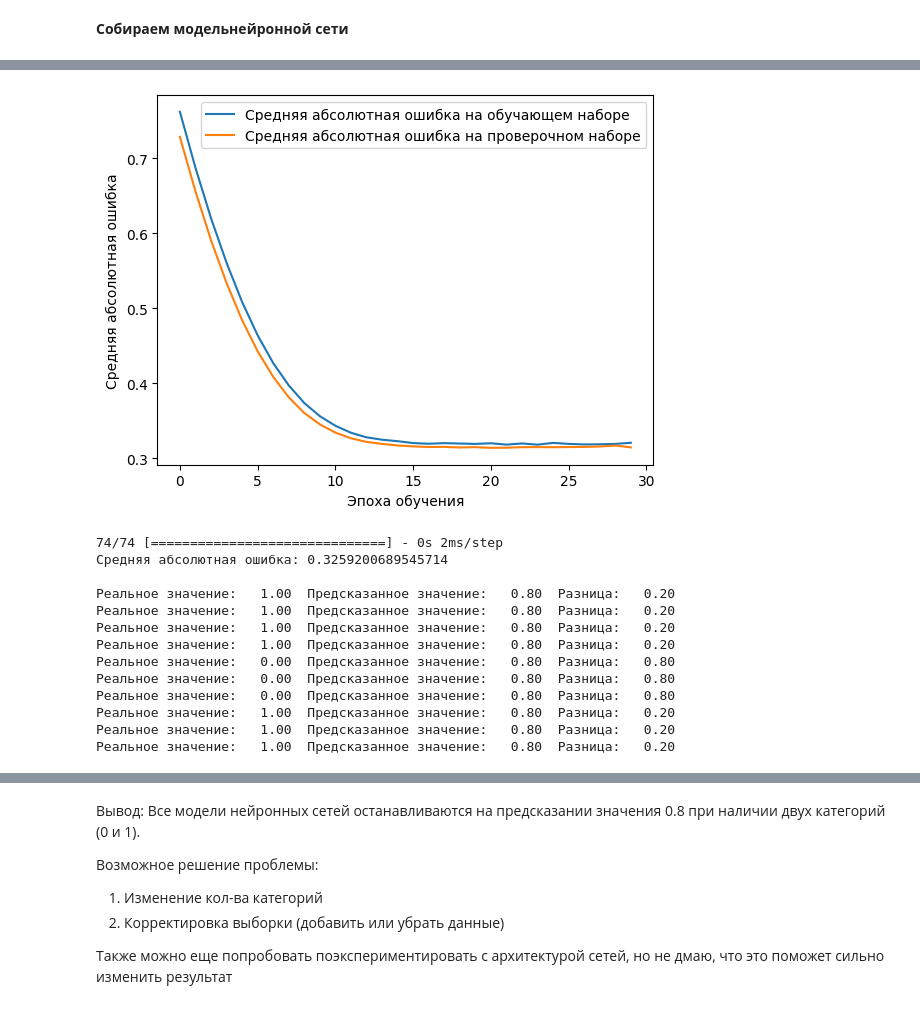
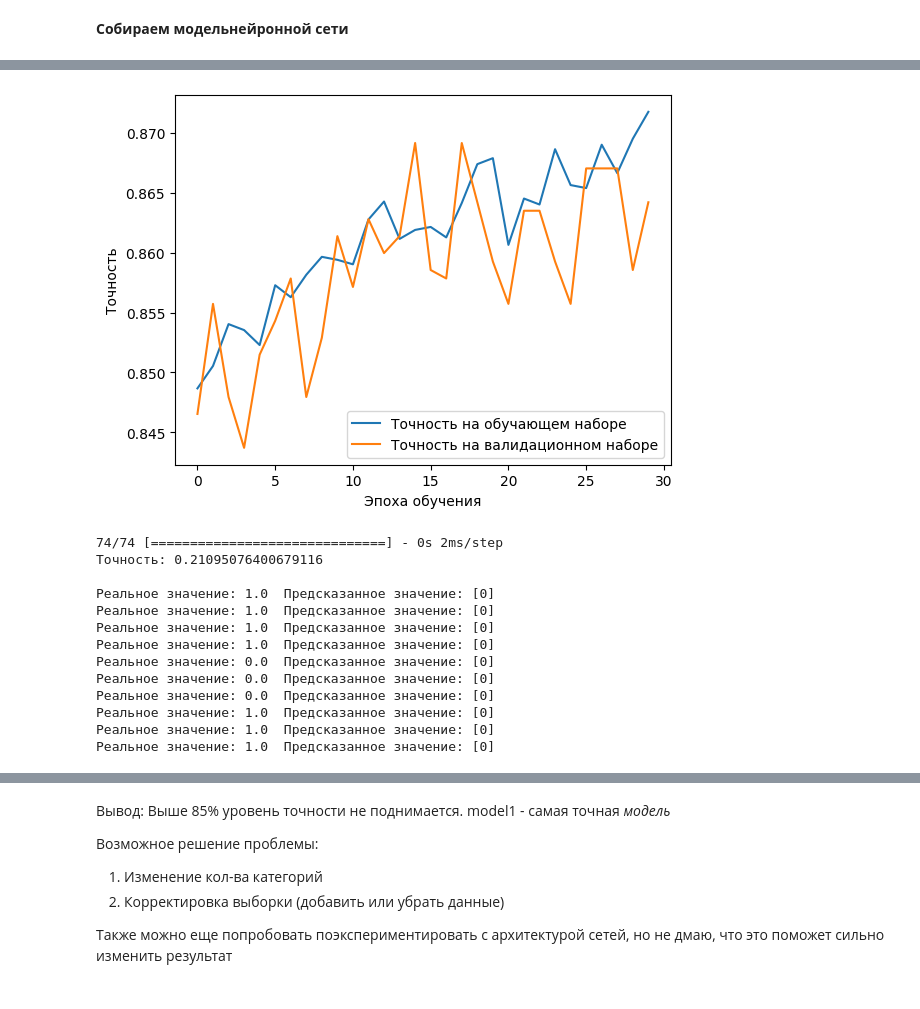
Before and after one commit to Untick/Usedesk, a Jupyter notebook: Yashin Mikhail/Задание_1.ipynb, the cells around one changed output, grey strips where cells are left out. Saved outputs shown, nothing was run; the diff lists cells and outputs as text; code cells hidden in the pictures.

```diff
--- a/Yashin Mikhail/Задание_1.ipynb
+++ b/Yashin Mikhail/Задание_1.ipynb
@@ -161,6 +161,7 @@ df2['бз_ст'].max()
 # %%
 COL_MONTH = df2.columns.get_loc('месяц_desc')
 COL_RATING = df2.columns.get_loc('рейтинг')
+COL_TOTAL = df2.columns.get_loc('всего')
 COL_ANSWER = df2.columns.get_loc('есть ответ')
 COL_COMPLETE = df2.columns.get_loc('выполнен')
 COL_CLOSED = df2.columns.get_loc('закрыт')
@@ -246,3 +241,9 @@ x_train, x_test, y_train, y_test = train_test_split(x_data, y_data, test_size=0.
+# %%
+df_scaled = df2.copy()
+for column in df_scaled.columns:
+    df_scaled[column] = normalize_data(df_scaled[column].values)
+x_data, y_data = construct_train_data(df_scaled.values)
+x_train, x_test, y_train, y_test = train_test_split(x_data, y_data, test_size=0.2, shuffle = True, random_state=4)
 # %%
 print(x_train.shape)
 print(y_train.shape)
@@ -310,12 +296,12 @@ def eval_net(model, x_train, y_train, y_scaler = None, n = 10, limit = 1.):
     plt.show()
 # %%
 def plot_history(history):
-    plt.plot(history.history['mae'],
-            label='Средняя абсолютная ошибка на обучающем наборе')
-    plt.plot(history.history['val_mae'],
-            label='Средняя абсолютная ошибка на проверочном наборе')
+    plt.plot(history.history['accuracy'],
+            label='Точность на обучающем наборе')
+    plt.plot(history.history['val_accuracy'],
+            label='Точность на валидационном наборе')
     plt.xlabel('Эпоха обучения')
-    plt.ylabel('Средняя абсолютная ошибка')
+    plt.ylabel('Точность')
     plt.legend()
     plt.show()
 # %%
@@ -378,17 +363,17 @@ eval_net(model, x_test_01, y_test)
 # %%
 model1 = Sequential()
 
-model1.add(Dense(60, activation='relu', input_shape=(x_train_01.shape[1], )))
+model1.add(Dense(60, activation='relu', input_shape=(x_train.shape[1], )))
 
-model1.add(Dense(300, activation='tanh'))
+model1.add(Dense(300, activation='relu'))
 
 model1.add(Dense(30, activation='relu'))
 
 model1.add(Dense(1, activation= 'linear'))
 
-model1.compile(optimizer=Adam(learning_rate=1e-3), loss='mse', metrics=['mae'])
+model1.compile(optimizer=Adam(learning_rate=1e-3), loss='mse', metrics=['accuracy'])
 
-history =  model1.fit(x_train_01,
+history =  model1.fit(x_train,
                      y_train,
                      batch_size=60,
                      epochs=30,
@@ -396,6 +381,6 @@ history =  model1.fit(x_train_01,
                      verbose=1)
 plot_history(history)
 
-eval_net(model1, x_test_01, y_test)
+eval_net_acc(model1, x_test, y_test)
 # %% [output]
 Epoch 1/30
@@ -433,15 +417,15 @@ Epoch 30/30
 # %%
-model1 = Sequential()
+model2 = Sequential()
 
-model1.add(Dense(16, activation='relu', input_shape=(x_train_01.shape[1], )))
+model2.add(Dense(16, activation='relu', input_shape=(x_train.shape[1], )))
 
-model1.add(Dense(256, activation='relu'))
+model2.add(Dense(256, activation='relu'))
 
-model1.add(Dense(1, activation= 'linear'))
+model2.add(Dense(1, activation= 'linear'))
 
-model1.compile(optimizer=Adam(learning_rate=1e-3), loss='mse', metrics=['mae'])
+model2.compile(optimizer=Adam(learning_rate=1e-3), loss='mse', metrics=['accuracy'])
 
-history =  model1.fit(x_train_01,
+history =  model1.fit(x_train,
                      y_train,
                      batch_size=60,
                      epochs=30,
@@ -449,6 +433,6 @@ history =  model1.fit(x_train_01,
                      verbose=1)
 plot_history(history)
 
-eval_net(model1, x_test_01, y_test)
+eval_net_acc(model2, x_test, y_test)
 # %% [output]
 Epoch 1/30
@@ -471,14 +455,14 @@ Epoch 30/30
-[figure, old version]
+[figure, new version]
 74/74 [==============================] - 0s 2ms/step
-Средняя абсолютная ошибка: 0.3259200689545714
+Точность: 0.21095076400679116
 
-Реальное значение:   1.00  Предсказанное значение:   0.80  Разница:   0.20
-Реальное значение:   1.00  Предсказанное значение:   0.80  Разница:   0.20
-Реальное значение:   1.00  Предсказанное значение:   0.80  Разница:   0.20
-Реальное значение:   1.00  Предсказанное значение:   0.80  Разница:   0.20
-Реальное значение:   0.00  Предсказанное значение:   0.80  Разница:   0.80
-Реальное значение:   0.00  Предсказанное значение:   0.80  Разница:   0.80
-Реальное значение:   0.00  Предсказанное значение:   0.80  Разница:   0.80
-Реальное значение:   1.00  Предсказанное значение:   0.80  Разница:   0.20
-Реальное значение:   1.00  Предсказанное значение:   0.80  Разница:   0.20
-Реальное значение:   1.00  Предсказанное значение:   0.80  Разница:   0.20
+Реальное значение: 1.0  Предсказанное значение: [0]
+Реальное значение: 1.0  Предсказанное значение: [0]
+Реальное значение: 1.0  Предсказанное значение: [0]
+Реальное значение: 1.0  Предсказанное значение: [0]
+Реальное значение: 0.0  Предсказанное значение: [0]
+Реальное значение: 0.0  Предсказанное значение: [0]
+Реальное значение: 0.0  Предсказанное значение: [0]
+Реальное значение: 1.0  Предсказанное значение: [0]
+Реальное значение: 1.0  Предсказанное значение: [0]
+Реальное значение: 1.0  Предсказанное значение: [0]
@@ -486,5 +469,6 @@ Epoch 30/30
 # %% [markdown]
-Вывод: Все модели нейронных сетей останавливаются на предсказании значения 0.8 при наличии двух категорий (0 и 1).
+
+Вывод: Выше 85% уровень точности не поднимается. model1 - самая точная *модель*
 
 Возможное решение проблемы:
 
```
Also changed, not shown: parts of 40 cells of this notebook.
